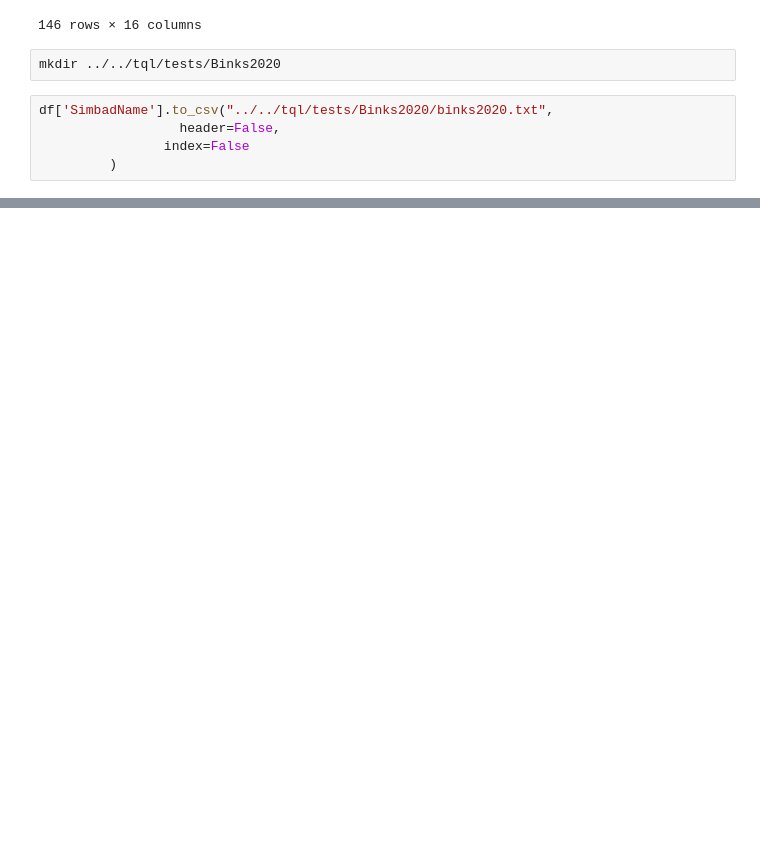
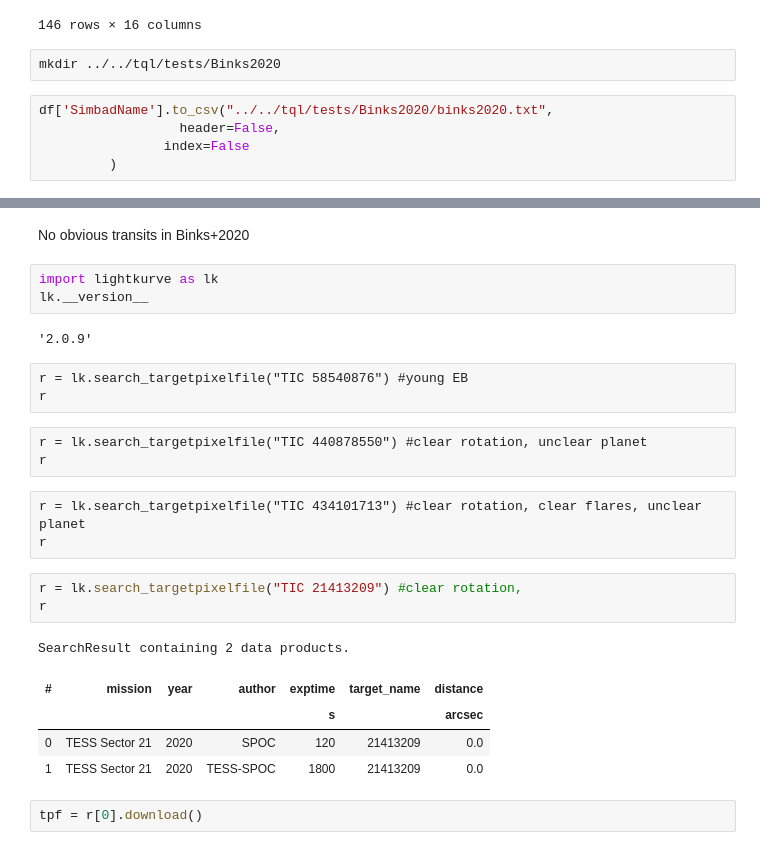
Before and after one commit to jpdeleon/chronos, a Jupyter notebook: notebooks/Binks2020.ipynb, the cells around one changed output, grey strips where cells are left out. Drawn from its saved outputs; the diff is of its cells as text; blank space fills up the shorter version.

```diff
--- a/notebooks/Binks2020.ipynb
+++ b/notebooks/Binks2020.ipynb
@@ -46,0 +49,27 @@ df['SimbadName'].to_csv("../../tql/tests/Binks2020/binks2020.txt",
+# %% [markdown]
+No obvious transits in Binks+2020
+# %%
+import lightkurve as lk
+lk.__version__
+# %% [output]
+'2.0.9'
+# %% [raw]
+r = lk.search_targetpixelfile("TIC 58540876") #young EB
+r
+# %% [raw]
+r = lk.search_targetpixelfile("TIC 440878550") #clear rotation, unclear planet
+r
+# %% [raw]
+r = lk.search_targetpixelfile("TIC 434101713") #clear rotation, clear flares, unclear planet
+r
+# %%
+r = lk.search_targetpixelfile("TIC 21413209") #clear rotation,
+r
+# %% [output]
+SearchResult containing 2 data products.
+| # | mission | year | author | exptime | target_name | distance |
+|  |  |  |  | s |  | arcsec |
+| 0 | TESS Sector 21 | 2020 | SPOC | 120 | 21413209 | 0.0 |
+| 1 | TESS Sector 21 | 2020 | TESS-SPOC | 1800 | 21413209 | 0.0 |
+# %%
+tpf = r[0].download()
```
Also changed, not shown: parts of 6 cells of this notebook, 11 other files.
